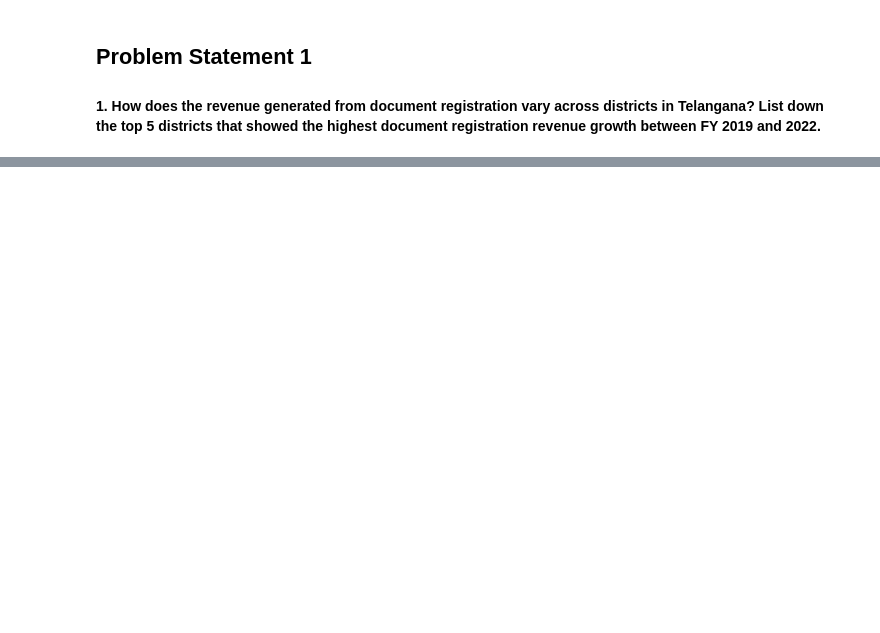
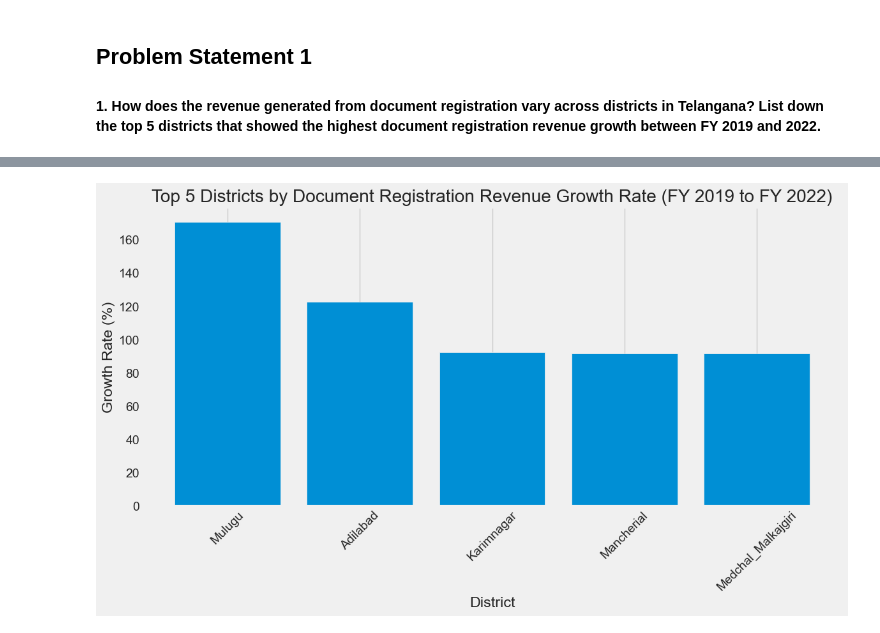
Before and after one commit to nani2357/Telangana_Growth_Analysis, a Jupyter notebook: notebooks/stamps.ipynb, the cells around one changed output, grey strips where cells are left out. Saved outputs shown, nothing was run; the diff lists cells and outputs as text; code cells hidden in the pictures; blank space fills up the shorter version.

```diff
--- a/notebooks/stamps.ipynb
+++ b/notebooks/stamps.ipynb
@@ -28,0 +63,10 @@ cursor = connection.cursor()
+# %%
+#The \r is a carriage return character.
+# it can remove it from the district column using the str.replace method provided by pandas.
+
+stamps['district'] = stamps['district'].str.replace('\r', '')
+
+# drop dis_code
+stamps.drop(columns=['dist_code','dist_code'], inplace=True)
+
+stamps.head()
@@ -31,0 +246,13 @@ cursor = connection.cursor()
+# %%
+# Filter data for FY 2019 and FY 2022
+revenue_2019 = stamps[stamps['fiscal_year'] == 2019].groupby('district')['documents_registered_rev'].sum().reset_index()
+revenue_2019.columns = ['district', 'documents_registered_rev_2019']
+
+revenue_2022 = stamps[stamps['fiscal_year'] == 2022].groupby('district')['documents_registered_rev'].sum().reset_index()
+revenue_2022.columns = ['district', 'documents_registered_rev_2022']
+
+# Merge the two dataframes on 'district'
+merged_revenue = revenue_2019.merge(revenue_2022, on='district')
+
+# Calculate growth rate
+merged_revenue['growth_rate'] = ((merged_revenue['documents_registered_rev_2022'] - merged_revenue['documents_registered_rev_2019']) / merged_revenue['documents_registered_rev_2019']) * 100
@@ -31,0 +270,18 @@ cursor = connection.cursor()
+# %%
+# Sort by growth rate and get top 5 districts
+top_5_districts = merged_revenue.sort_values(by='growth_rate', ascending=False).head(5)
+
+# Plotting
+plt.figure(figsize=(12, 7))
+plt.bar(top_5_districts['district'], top_5_districts['growth_rate'])
+plt.xlabel('District')
+plt.ylabel('Growth Rate (%)')
+plt.title('Top 5 Districts by Document Registration Revenue Growth Rate (FY 2019 to FY 2022)')
+plt.xticks(rotation=45)
+plt.grid(axis='y')
+
+# Display the plot
+plt.tight_layout()
+plt.show()
+# %% [output]
+[figure, added]
```
Also changed, not shown: parts of 17 cells of this notebook, 1 other file.
